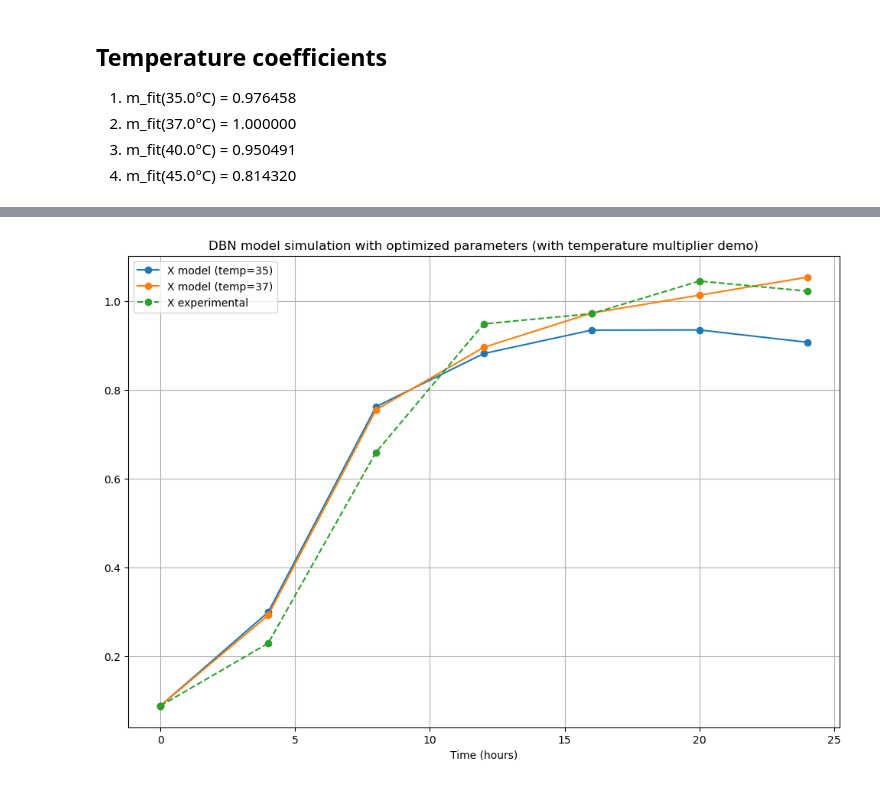
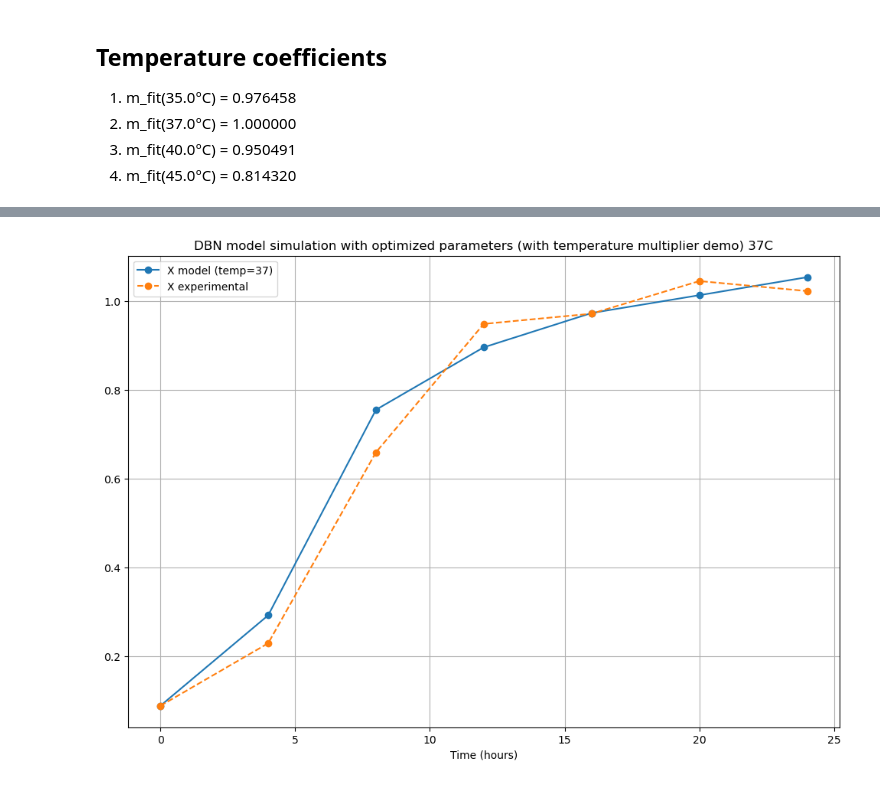
Before and after one commit to AI-ML-systems/biotech_production_management, a Jupyter notebook: model.ipynb, the cells around one changed output, grey strips where cells are left out. Drawn from its saved outputs; the diff is of its cells as text; code cells hidden in the pictures.

Commit message:
Compare loses between different temperatures

```diff
--- a/model.ipynb
+++ b/model.ipynb
@@ -21,26 +19,21 @@ initial_params = {
     'eta': [0.3, 0.1]
 }
 # %%
-# Для простоти зовнішні впливи (Stirring, Aeration) поки не включаємо
-timesteps = len(time_opticaldensity_ph_glucose_protein)
+# Для простоти зовнішні впливи (Temperature, Stirring, Aeration) поки не включаємо
+timesteps = len(lb3_time_opticaldensity_ph_glucose_protein_37)
 results = {'X': [init['X']], 'pH': [init['pH']], 'Glucose': [init['G']], 'Protein': [init['B']]}
 
 for t in range(timesteps - 1):
-    # Add new external initial_parameters: temp, stirring, aeration to each equation
     X_t, pH_t, G_t, B_t = results['X'][-1], results['pH'][-1], results['Glucose'][-1], results['Protein'][-1]
-    # Biomass
     X_next = (
         initial_params['beta'][0] *
         X_t + initial_params['beta'][1] *
         pH_t + initial_params['beta'][2] *
         G_t + initial_params['beta'][3] *
         B_t
-    )  # (external initial_params)
-    # pH
+    )
     pH_next = initial_params['gamma'][0] + initial_params['gamma'][1] * pH_t - initial_params['gamma'][2] * X_t
-    # Glucose
     G_next = G_t - initial_params['delta'][0] * X_t
-    # Protein
     B_next = B_t + initial_params['eta'][0] * X_t - initial_params['eta'][1] * B_t
 
     results['X'].append(X_next)
@@ -67,12 +64,12 @@ plt.show()
 # %%
 def simulate(params, temperature: float = 1.0) -> tuple[np.ndarray, ...]:
     Xs, pHs, Gs, Bs = (
-        [time_opticaldensity_ph_glucose_protein["OpticalDensity"].iloc[0]],
-        [time_opticaldensity_ph_glucose_protein["pH"].iloc[0]],
-        [time_opticaldensity_ph_glucose_protein["Glucose"].iloc[0]],
-        [time_opticaldensity_ph_glucose_protein["Protein"].iloc[0]]
+        [lb3_time_opticaldensity_ph_glucose_protein_37["OpticalDensity"].iloc[0]],
+        [lb3_time_opticaldensity_ph_glucose_protein_37["pH"].iloc[0]],
+        [lb3_time_opticaldensity_ph_glucose_protein_37["Glucose"].iloc[0]],
+        [lb3_time_opticaldensity_ph_glucose_protein_37["Protein"].iloc[0]]
     )
-    timestamps = len(time_opticaldensity_ph_glucose_protein) - 1
+    timestamps = len(lb3_time_opticaldensity_ph_glucose_protein_37) - 1
 
     for _ in range(timestamps):
         X, pH, G, B = Xs[-1], pHs[-1], Gs[-1], Bs[-1]
@@ -98,10 +95,10 @@ def loss(params):
     """
     X_pred, pH_pred, G_pred, B_pred = simulate(params)
 
-    X_obs = time_opticaldensity_ph_glucose_protein["OpticalDensity"].values
-    pH_obs = time_opticaldensity_ph_glucose_protein["pH"].values
-    G_obs = time_opticaldensity_ph_glucose_protein["Glucose"].values
-    B_obs = time_opticaldensity_ph_glucose_protein["Protein"].values
+    X_obs = lb3_time_opticaldensity_ph_glucose_protein_37["OpticalDensity"].values
+    pH_obs = lb3_time_opticaldensity_ph_glucose_protein_37["pH"].values
+    G_obs = lb3_time_opticaldensity_ph_glucose_protein_37["Glucose"].values
+    B_obs = lb3_time_opticaldensity_ph_glucose_protein_37["Protein"].values
 
     # Safe std helper
     _std = lambda a: float(np.std(a)) if float(np.std(a)) > 0 else 1.0
@@ -114,6 +111,7 @@ def loss(params):
     rB = (B_pred - B_obs) / std_B
 
     err = np.sum(rX**2) + np.sum(rpH**2) + np.sum(rG**2) + np.sum(rB**2)
+    print(f'{err=}')
     return float(err)
 
 
@@ -140,16 +159,16 @@ X_model_temp45, pH_model_temp45, G_model_temp45, B_model_temp45 = simulate(res.x
 # %%
 # Plot
 plt.figure(figsize=(12, 8))
-plt.plot(time_opticaldensity_ph_glucose_protein['Time'], X_model_temp35, label='X model (temp=35)', marker='o')
-plt.plot(time_opticaldensity_ph_glucose_protein['Time'], X_model_temp37, label='X model (temp=37)', marker='o')
-# plt.plot(time_opticaldensity_ph_glucose_protein['Time'], X_model_temp40, label='X model (temp=40)', marker='o')
-# plt.plot(time_opticaldensity_ph_glucose_protein['Time'], X_model_temp45, label='X model (temp=45)', marker='o')
-plt.plot(time_opticaldensity_ph_glucose_protein['Time'], time_opticaldensity_ph_glucose_protein['OpticalDensity'], 'o--', label='X experimental')
+# plt.plot(lb3_time_opticaldensity_ph_glucose_protein_37['Time'], X_model_temp35, label='X model (temp=35)', marker='o')
+plt.plot(lb3_time_opticaldensity_ph_glucose_protein_37['Time'], X_model_temp37, label='X model (temp=37)', marker='o')
+# plt.plot(lb3_time_opticaldensity_ph_glucose_protein_37['Time'], X_model_temp40, label='X model (temp=40)', marker='o')
+# plt.plot(lb3_time_opticaldensity_ph_glucose_protein_37['Time'], X_model_temp45, label='X model (temp=45)', marker='o')
+plt.plot(lb3_time_opticaldensity_ph_glucose_protein_37['Time'], lb3_time_opticaldensity_ph_glucose_protein_37['OpticalDensity'], 'o--', label='X experimental')
 
 plt.legend()
 plt.xlabel('Time (hours)')
-plt.title('DBN model simulation with optimized parameters (with temperature multiplier demo)')
+plt.title('DBN model simulation with optimized parameters (with temperature multiplier demo) 37C')
 plt.grid()
 plt.show()
 # %% [output]
-[figure, old version]
+[figure, new version]
```
Also changed, not shown: parts of 7 cells of this notebook, 18 other files.
